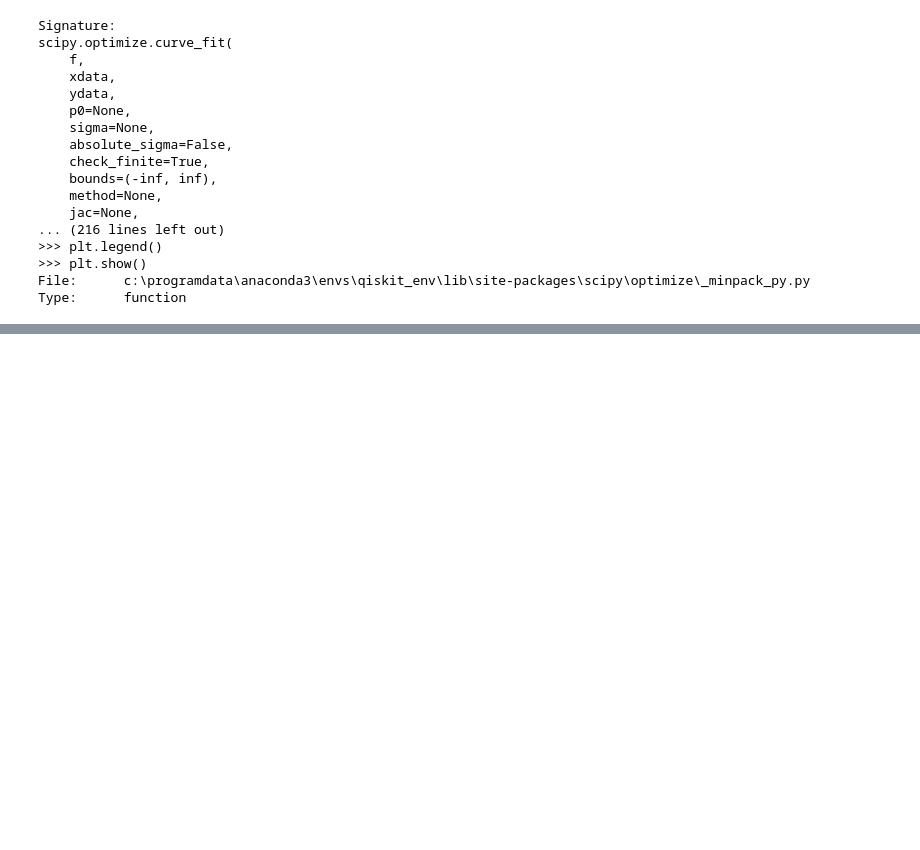
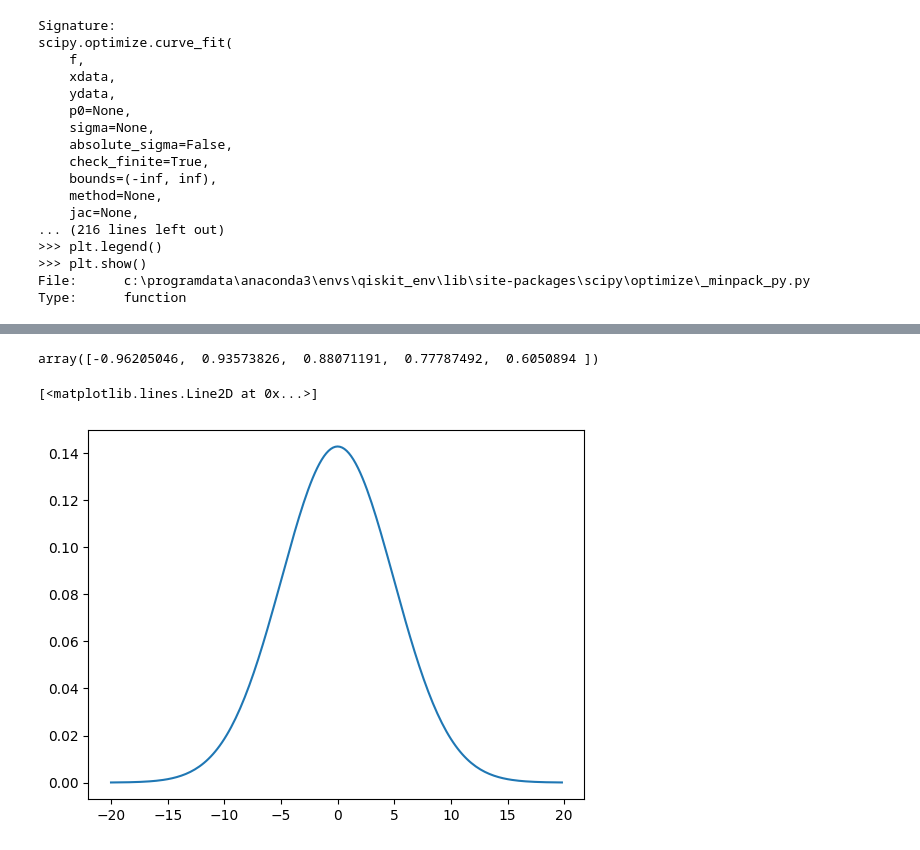
Before and after one commit to EricHexin/__equs__.Python, a Jupyter notebook: 4-scientific-python/random_stuff.ipynb, the cells around one changed output, grey strips where cells are left out. Drawn from its saved outputs; the diff is of its cells as text; code cells hidden in the pictures; blank space fills up the shorter version.

Commit message:
gaussian function and fit

```diff
--- a/4-scientific-python/random_stuff.ipynb
+++ b/4-scientific-python/random_stuff.ipynb
@@ -42,0 +23,21 @@ Type:      function
+# %%
+from scipy import optimize
+
+data_x0 = [2.1, 0.5, 0.9, 1.7, 1.1]
+result = optimize.minimize(optimize.rosen, data_x0, method='Nelder-Mead', tol=1e-5)
+result.x
+# %% [output]
+array([-0.96205046,  0.93573826,  0.88071191,  0.77787492,  0.6050894 ])
+# %%
+import numpy as np
+def gaussian_fun(x, a, b):
+    return 1/a*np.exp(-(x-b)**2/a**2)
+# %%
+x = np.arange(-20,20, 0.2)
+y = gaussian_fun(x, 7, 0)
+
+import matplotlib.pyplot as plt
+plt.plot(x,y)
+# %% [output]
+[<matplotlib.lines.Line2D at 0x...>]
+[figure, added]
```
Also changed, not shown: parts of 1 cell of this notebook.
